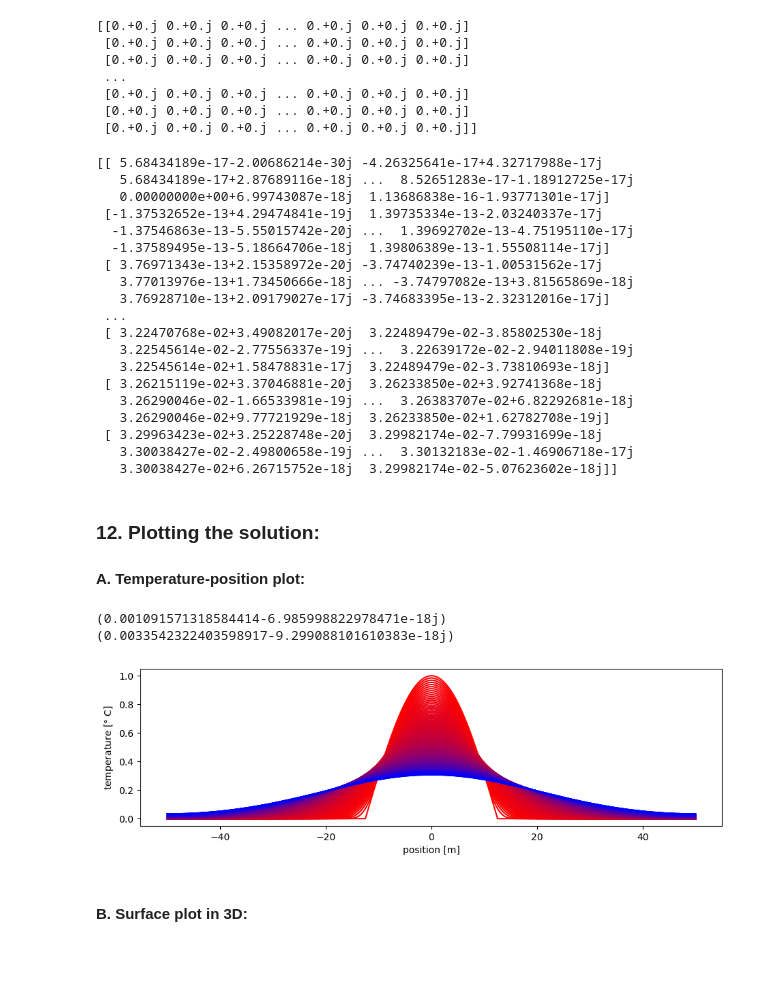
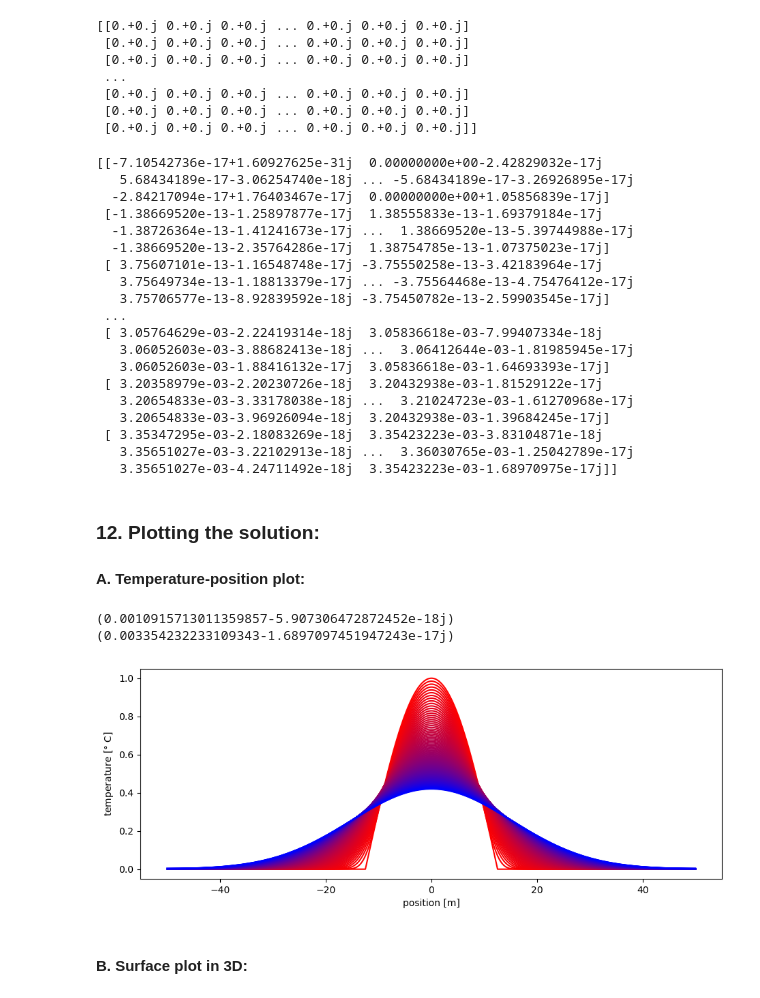
Before and after one commit to wbandabarragan/computational-physics-2, a Jupyter notebook: unit-4/408-PDE-heat-equation-FFTmethod.ipynb, the cells around one changed output. Drawn from its saved outputs; the diff is of its cells as text; code cells hidden in the pictures; blank space fills up the shorter version.

```diff
--- a/unit-4/408-PDE-heat-equation-FFTmethod.ipynb
+++ b/unit-4/408-PDE-heat-equation-FFTmethod.ipynb
@@ -128,7 +183,7 @@ u_0_fourier_conc = np.concatenate((u_0_fourier.real,u_0_fourier.imag))
 ### 7. Time discretisation:
 # %%
 # Simulation time
-b = 200.
+b = 100.
 
 # Time step
 t_step = 1.
@@ -136,4 +191,4 @@ t_step = 1.
 # Time axis:
 t = np.arange(0., b, t_step)
 
-#print(t.shape)
+print(t.shape)
@@ -151,10 +209,11 @@ print(k_numbers.shape)
 def rhs_ode(u_0_fourier_conc, t, k_numbers, c_2):
     """
     Function to calculate the slope of the k-ODEs in Fourier space.
-    Inputs: concatenated array with Fourier #'s -> u_0_fourier_conc
+    Inputs:
+            concatenated array with Fourier numbers -> u_0_fourier_conc (the argument has to be real)
             time axis -> t
             spatial freq/wavenumbers -> k_numbers
-            dif. coef -> c_2
+            diffusion coef -> c_2
     """
     # Pasting both arrays back into a single one
     # Needed to input the ODE integrator later.
@@ -163,7 +222,7 @@ def rhs_ode(u_0_fourier_conc, t, k_numbers, c_2):
     # We compute the RHS
     rhs_u_tilde = -(c_2**2)*(k_numbers**2)*u_tilde
 
-    # Write the output slopes for the integrator:
+    # Write the output slopes for the integrator as real numbers
     rhs_ode = np.concatenate((rhs_u_tilde.real, rhs_u_tilde.imag))
 
     return rhs_ode
@@ -217,62 +274,61 @@ for n in range(len(t)):
     inv_u_solution[n, :] = np.fft.ifft(u_solution[n, :])
 # %%
 # Check the sln in real space
-
-print(inv_u_solution)
+print(inv_u_solution) # The imaginary parts are very small
 # %% [output]
-[[ 5.68434189e-17-2.00686214e-30j -4.26325641e-17+4.32717988e-17j
-   5.68434189e-17+2.87689116e-18j ...  8.52651283e-17-1.18912725e-17j
-   0.00000000e+00+6.99743087e-18j  1.13686838e-16-1.93771301e-17j]
- [-1.37532652e-13+4.29474841e-19j  1.39735334e-13-2.03240337e-17j
-  -1.37546863e-13-5.55015742e-20j ...  1.39692702e-13-4.75195110e-17j
-  -1.37589495e-13-5.18664706e-18j  1.39806389e-13-1.55508114e-17j]
- [ 3.76971343e-13+2.15358972e-20j -3.74740239e-13-1.00531562e-17j
-   3.77013976e-13+1.73450666e-18j ... -3.74797082e-13+3.81565869e-18j
-   3.76928710e-13+2.09179027e-17j -3.74683395e-13-2.32312016e-17j]
+[[-7.10542736e-17+1.60927625e-31j  0.00000000e+00-2.42829032e-17j
+   5.68434189e-17-3.06254740e-18j ... -5.68434189e-17-3.26926895e-17j
+  -2.84217094e-17+1.76403467e-17j  0.00000000e+00+1.05856839e-17j]
+ [-1.38669520e-13-1.25897877e-17j  1.38555833e-13-1.69379184e-17j
+  -1.38726364e-13-1.41241673e-17j ...  1.38669520e-13-5.39744988e-17j
+  -1.38669520e-13-2.35764286e-17j  1.38754785e-13-1.07375023e-17j]
+ [ 3.75607101e-13-1.16548748e-17j -3.75550258e-13-3.42183964e-17j
+   3.75649734e-13-1.18813379e-17j ... -3.75564468e-13-4.75476412e-17j
+   3.75706577e-13-8.92839592e-18j -3.75450782e-13-2.59903545e-17j]
  ...
- [ 3.22470768e-02+3.49082017e-20j  3.22489479e-02-3.85802530e-18j
-   3.22545614e-02-2.77556337e-19j ...  3.22639172e-02-2.94011808e-19j
-   3.22545614e-02+1.58478831e-17j  3.22489479e-02-3.73810693e-18j]
- [ 3.26215119e-02+3.37046881e-20j  3.26233850e-02+3.92741368e-18j
-   3.26290046e-02-1.66533981e-19j ...  3.26383707e-02+6.82292681e-18j
-   3.26290046e-02+9.77721929e-18j  3.26233850e-02+1.62782708e-19j]
- [ 3.29963423e-02+3.25228748e-20j  3.29982174e-02-7.79931699e-18j
-   3.30038427e-02-2.49800658e-19j ...  3.30132183e-02-1.46906718e-17j
-   3.30038427e-02+6.26715752e-18j  3.29982174e-02-5.07623602e-18j]]
+ [ 3.05764629e-03-2.22419314e-18j  3.05836618e-03-7.99407334e-18j
+   3.06052603e-03-3.88682413e-18j ...  3.06412644e-03-1.81985945e-17j
+   3.06052603e-03-1.88416132e-17j  3.05836618e-03-1.64693393e-17j]
+ [ 3.20358979e-03-2.20230726e-18j  3.20432938e-03-1.81529122e-17j
+   3.20654833e-03-3.33178038e-18j ...  3.21024723e-03-1.61270968e-17j
+   3.20654833e-03-3.96926094e-18j  3.20432938e-03-1.39684245e-17j]
+ [ 3.35347295e-03-2.18083269e-18j  3.35423223e-03-3.83104871e-18j
+   3.35651027e-03-3.22102913e-18j ...  3.36030765e-03-1.25042789e-17j
+   3.35651027e-03-4.24711492e-18j  3.35423223e-03-1.68970975e-17j]]
 # %% [markdown]
 ### 12. Plotting the solution:
 
 #### A. Temperature-position plot:
 # %%
-# Check tye BCs
+# Check the BCs
 print(inv_u_solution[79, -1])
 print(inv_u_solution[99, -1])
 # %% [output]
-(0.001091571318584414-6.985998822978471e-18j)
-(0.0033542322403598917-9.299088101610383e-18j)
+(0.0010915713011359857-5.907306472872452e-18j)
+(0.003354232233109343-1.6897097451947243e-17j)
 # %%
 # Add colour
 
 # Number of elements in the time axis:
 m = len(t)
 
 # Create our RGB scheme using 'm'
 R = np.linspace(1, 0, m)
 G = 0
 B = np.linspace(0, 1, m)
 
 # Fig. Environment:
-plt.figure(figsize= (11, 3))
+plt.figure(figsize= (11, 4))
 
 for j in range(m):
     plt.plot(x, inv_u_solution[j, :], color = [R[j], G, B[j]])
 
 plt.xlabel("position [m]")
 plt.ylabel("temperature [$\degree$ C]")
 
 plt.show()
 # %% [output]
-[figure, old version]
+[figure, new version]
 # %% [markdown]
 #### B. Surface plot in 3D:
 # %%
```
Also changed, not shown: parts of 24 cells of this notebook.
